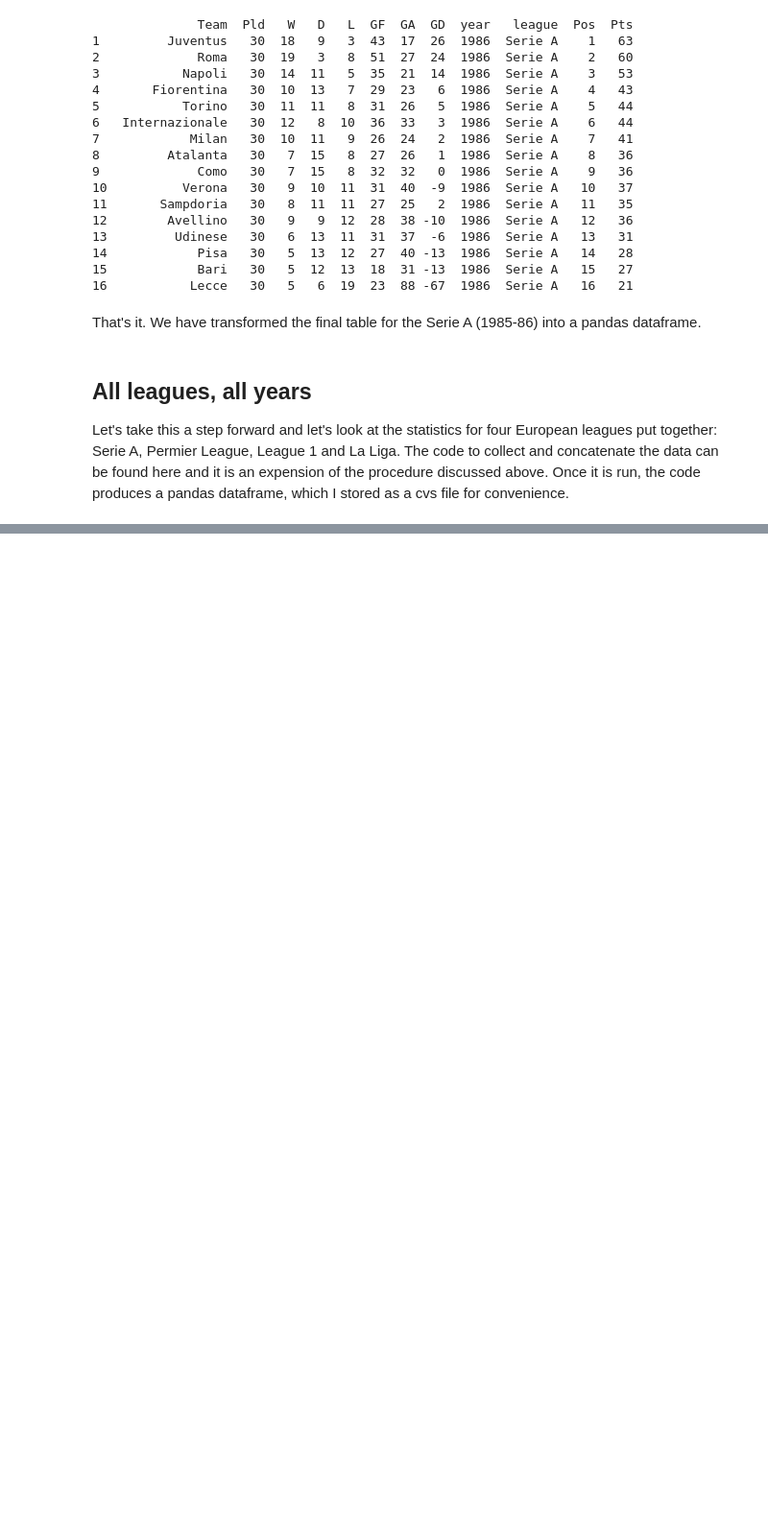
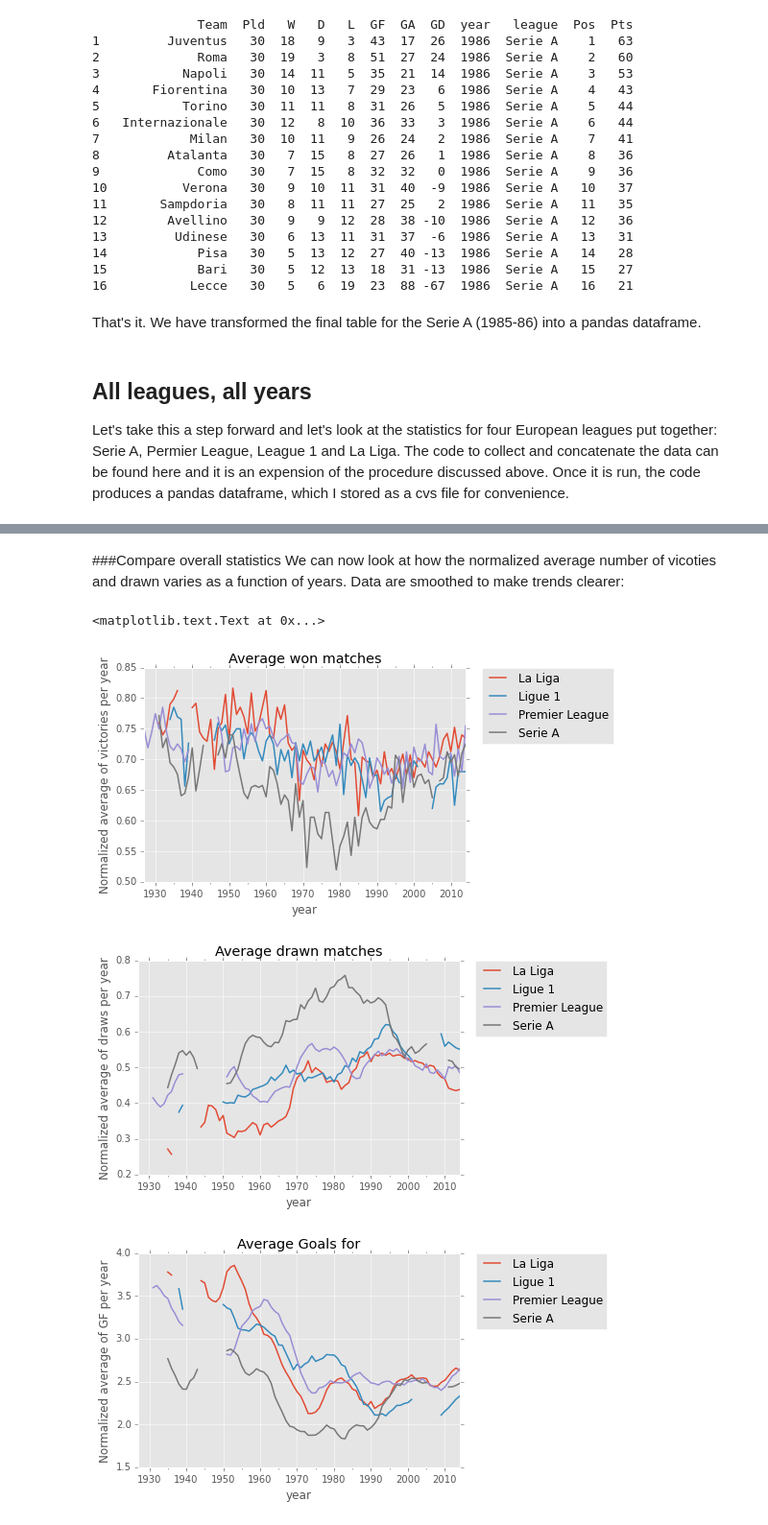
Before and after one commit to fagan2888/FootB-stats, a Jupyter notebook: notebook/FootB.ipynb, the cells around one changed output, grey strips where cells are left out. Shown: that part at 96% size. Saved outputs shown, nothing was run; the diff lists cells and outputs as text; code cells hidden in the pictures; blank space fills up the shorter version.

```diff
--- a/notebook/FootB.ipynb
+++ b/notebook/FootB.ipynb
@@ -144,0 +179,34 @@ Let's take this a step forward and let's look at the statistics for four Europea
+# %%
+df['TN'] = df['Pld']/2. + 1 # Number of teams
+
+df['Wn'] = df['W']/df['TN']
+df['Dn'] = df['D']/df['TN']
+df['Ln'] = df['L']/df['TN']
+df['GFn'] = df['GF']/df['TN']
+df['GAn'] = df['GA']/df['TN']
+df['GDn'] = df['GD']/df['TN']
+# %% [markdown]
+###Compare overall statistics
+We can now look at how the normalized average number of vicoties and drawn varies as a function of years. Data are smoothed to make trends clearer:
+# %%
+grouped = df.groupby(['year','league']).mean().unstack()
+
+pd.rolling_mean(grouped['Wn'], 1).plot(lw = 1.5)
+plt.legend(bbox_to_anchor=(1.05, 1), loc=2, borderaxespad=0.)
+plt.title('Average won matches ')
+plt.ylabel('Normalized average of victories per year')
+
+pd.rolling_mean(grouped['Dn'], 5).plot(lw = 1.5)
+plt.legend(bbox_to_anchor=(1.05, 1), loc=2, borderaxespad=0.)
+plt.title('Average drawn matches')
+plt.ylabel('Normalized average of draws per year')
+
+pd.rolling_mean(grouped['GFn'], 5).plot(lw = 1.5)
+plt.legend(bbox_to_anchor=(1.05, 1), loc=2, borderaxespad=0.)
+plt.title('Average Goals for')
+plt.ylabel('Normalized average of GF per year')
+# %% [output]
+<matplotlib.text.Text at 0x...>
+[figure, added]
+[figure, added]
+[figure, added]
```
Also changed, not shown: parts of 11 cells of this notebook, 6 other files.
